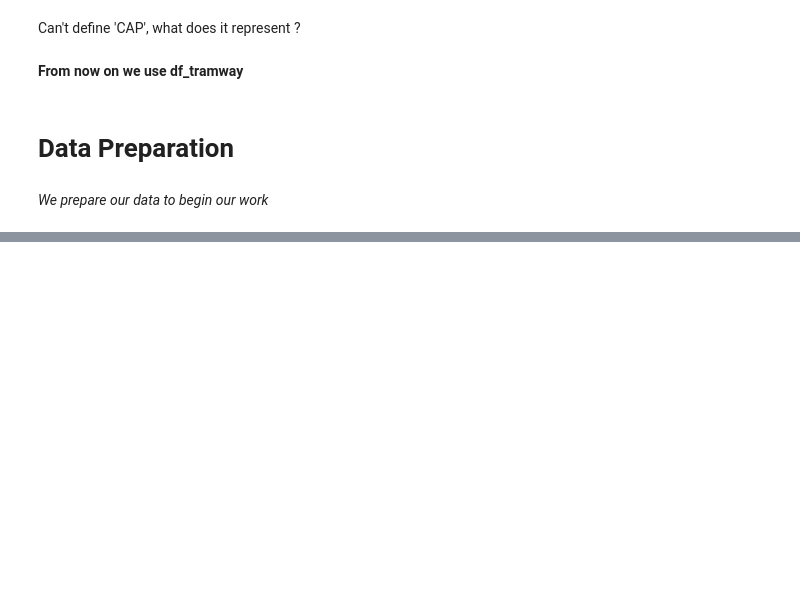
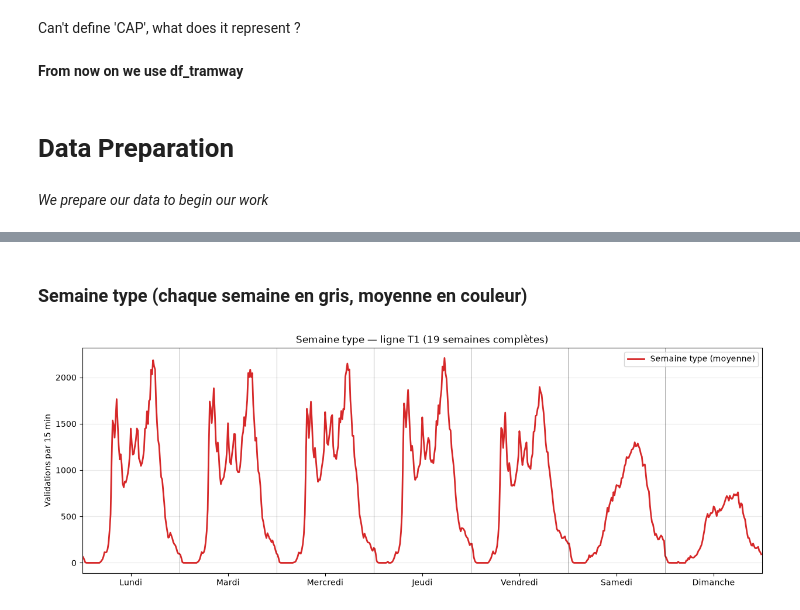
Before and after one commit to chloeruiz0300/Project, a Jupyter notebook: Notebooks/Exploration_data.ipynb, the cells around one changed output, grey strips where cells are left out. Cells and saved outputs as stored; diff of their text form; code cells hidden in the pictures; blank space fills up the shorter version.

```diff
--- a/Notebooks/Exploration_data.ipynb
+++ b/Notebooks/Exploration_data.ipynb
@@ -165,0 +295,26 @@ Can't define 'CAP', what does it represent ?
+# %% [markdown]
+### Semaine type (chaque semaine en gris, moyenne en couleur)
+# %%
+# On ne garde que les semaines complètes (lundi -> dimanche)
+nb_jours = flux.groupby('debut_semaine')['date'].nunique()
+semaines_completes = nb_jours[nb_jours == 7].index
+fs = flux[flux['debut_semaine'].isin(semaines_completes)]
+
+semaines = fs.pivot_table(index='heure_semaine', columns='debut_semaine', values='Flow')
+moyenne = semaines.mean(axis=1)
+
+fig, ax = plt.subplots(figsize=(15, 5))
+ax.plot(moyenne.index, moyenne.values, color='tab:red', lw=2, label='Semaine type (moyenne)')
+
+for j in range(1, 7):
+    ax.axvline(24 * j, color='black', lw=0.6, alpha=0.4)
+ax.set_xticks([24 * j + 12 for j in range(7)])
+ax.set_xticklabels(JOURS)
+ax.set_xlim(0, 168)
+ax.set_ylabel('Validations par 15 min')
+ax.set_title(f'Semaine type — ligne T1 ({len(semaines_completes)} semaines complètes)')
+ax.legend(loc='upper right')
+ax.grid(alpha=0.3, axis='y')
+plt.show()
+# %% [output]
+[figure, added]
```
Also changed, not shown: parts of 18 cells of this notebook, 1 other file.
